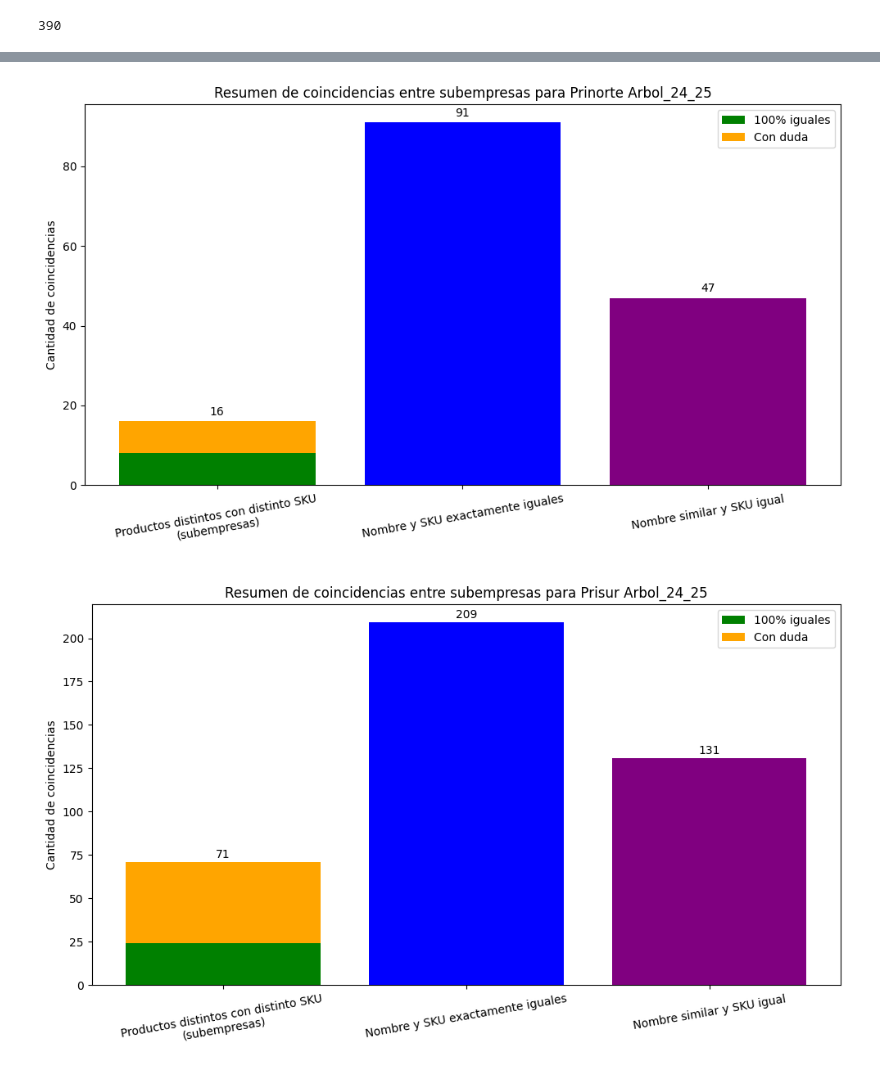
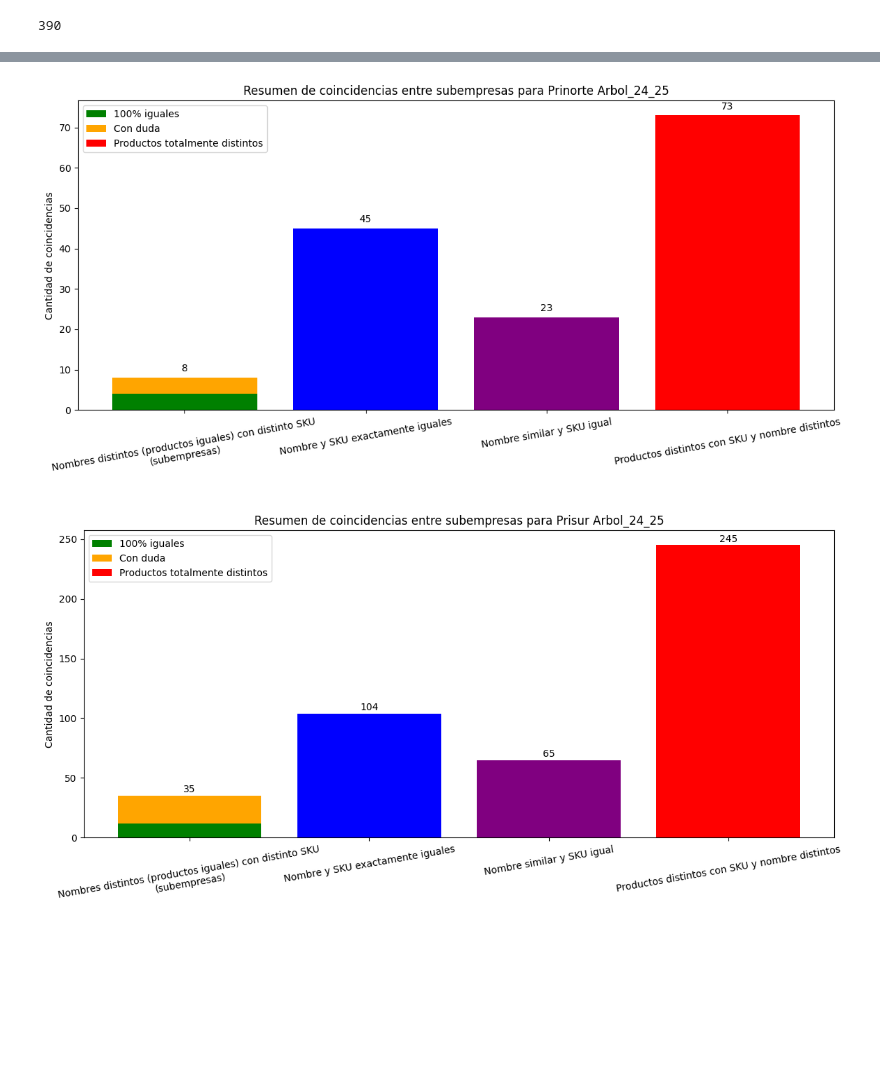
Before and after one commit to KabeliDev/prisa-eda, a Jupyter notebook: result_subempresas.ipynb, the cells around one changed output, grey strips where cells are left out. Cells and saved outputs as stored; diff of their text form; code cells hidden in the pictures; blank space fills up the shorter version.

```diff
--- a/result_subempresas.ipynb
+++ b/result_subempresas.ipynb
@@ -129,14 +192,14 @@ visualize(review, confident, exact, partial, company)
 # %%
 company = "Prinorte Arbol_24_25"
-review, confident, exact, partial = company_shapes[company]
+review, confident, exact, partial, other = company_shapes[company]
 
-visualize(review, confident, exact, partial, company)
+visualize(review//2, confident//2, exact//2, partial//2, other, company)
 # %% [output]
-[figure, old version]
+[figure, new version]
 # %%
 company = "Prisur Arbol_24_25"
-review, confident, exact, partial = company_shapes[company]
+review, confident, exact, partial, other = company_shapes[company]
 
-visualize(review, confident, exact, partial, company)
+visualize(review//2, confident//2, exact//2, partial//2, other, company)
 # %% [output]
-[figure, old version]
+[figure, new version]
```
Also changed, not shown: parts of 9 cells of this notebook, 3 other files.
